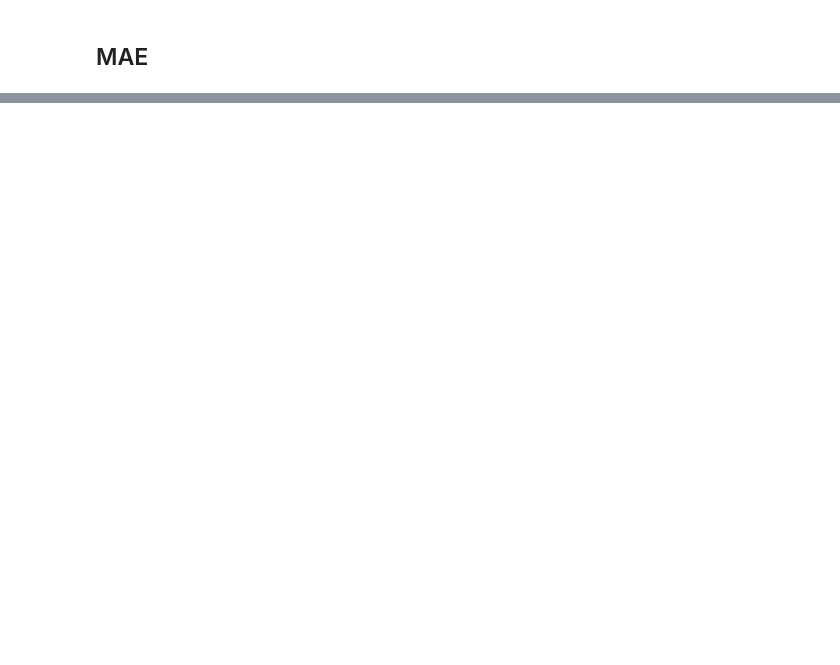
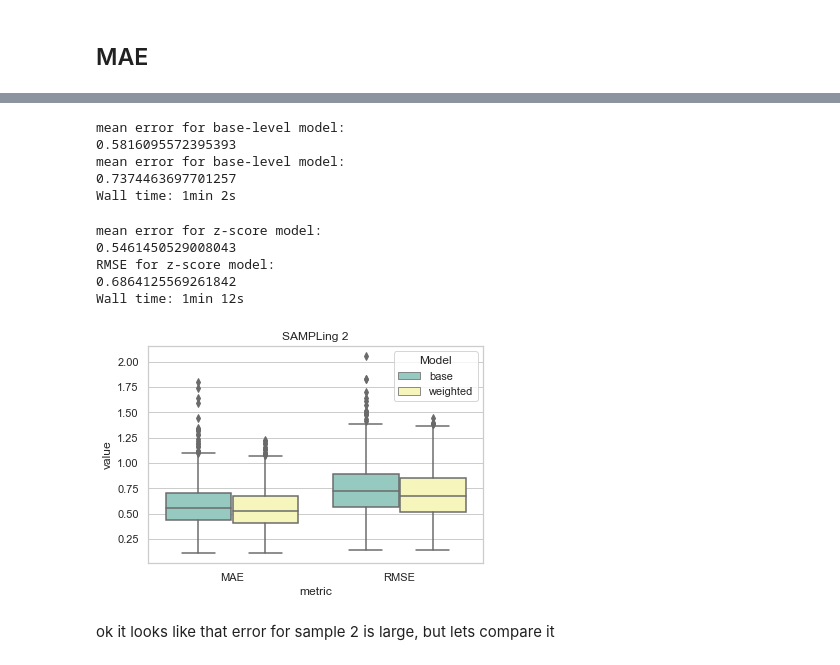
Before and after one commit to vvseva/recomend_hse, a Jupyter notebook: week4-hw/HomeWork1.ipynb, the cells around one changed output, grey strips where cells are left out. Cells and saved outputs as stored; diff of their text form; code cells hidden in the pictures; blank space fills up the shorter version.

```diff
--- a/week4-hw/HomeWork1.ipynb
+++ b/week4-hw/HomeWork1.ipynb
@@ -530,0 +556,61 @@ If we are comparing two recommendation models by mean MAE on all test users, it
+# %%
+%%time
+errors_base_MAE,errors_base_RMSE =  evaluate_model(critics_train_2, critics_test_2,
+                                                   rec_func = getRecommendations)
+
+errors_clear_MAE = {k: errors_base_MAE[k] for k in errors_base_MAE if not isnan(errors_base_MAE[k])}
+errors_clear_RMSE = {k: errors_base_RMSE[k] for k in errors_base_RMSE if not isnan(errors_base_RMSE[k])}
+
+print("mean error for base-level model:")
+print(np.mean(list(errors_clear_MAE.values())))
+print("mean error for base-level model:")
+print(np.mean(list(errors_clear_RMSE.values())))
+# %% [output]
+mean error for base-level model:
+0.5816095572395393
+mean error for base-level model:
+0.7374463697701257
+Wall time: 1min 2s
+# %%
+%%time
+errors_weighted_MAE,errors_weighted_RMSE = evaluate_model(critics_train_2, critics_test_2,
+                                                          rec_func = getRecommendations_weighted)
+
+errors_clear_MAE = {k: errors_weighted_MAE[k] for k in errors_weighted_MAE
+                    if not isnan(errors_weighted_MAE[k])}
+errors_clear_RMSE = {k: errors_weighted_RMSE[k] for k in errors_weighted_RMSE
+                     if not isnan(errors_weighted_RMSE[k])}
+
+print("mean error for z-score model:")
+print(np.mean(list(errors_clear_MAE.values())))
+print("RMSE for z-score model:")
+print(np.mean(list(errors_clear_RMSE.values())))
+# %% [output]
+mean error for z-score model:
+0.5461450529008043
+RMSE for z-score model:
+0.6864125569261842
+Wall time: 1min 12s
+# %%
+df_errors = pd.DataFrame(
+    {'value': [*list(errors_base_MAE.values()),
+                *list(errors_base_RMSE.values()),
+                *list(errors_weighted_MAE.values()),
+                *list(errors_weighted_RMSE.values())],
+     'metric': [*np.repeat("MAE", len(errors_base_MAE.values()), axis=0),
+               *np.repeat("RMSE", len(errors_base_RMSE.values()), axis=0),
+               *np.repeat("MAE", len(errors_weighted_MAE.values()), axis=0),
+               *np.repeat("RMSE", len(errors_weighted_RMSE.values()), axis=0)],
+     'Model': [*np.repeat("base", len(errors_base_MAE.values()), axis=0),
+               *np.repeat("base", len(errors_base_RMSE.values()), axis=0),
+               *np.repeat("weighted", len(errors_weighted_MAE.values()), axis=0),
+               *np.repeat("weighted", len(errors_weighted_RMSE.values()), axis=0)]}
+)
+ax = sns.boxplot(x="metric", y="value", hue="Model",
+                 data=df_errors, palette="Set3")
+ax.set_title('SAMPLing 2')
+plt.show()
+# %% [output]
+[figure, added]
+# %% [markdown]
+ok it looks like that error for sample 2 is large, but lets compare it
```
Also changed, not shown: parts of 22 cells of this notebook, 1 other file.
